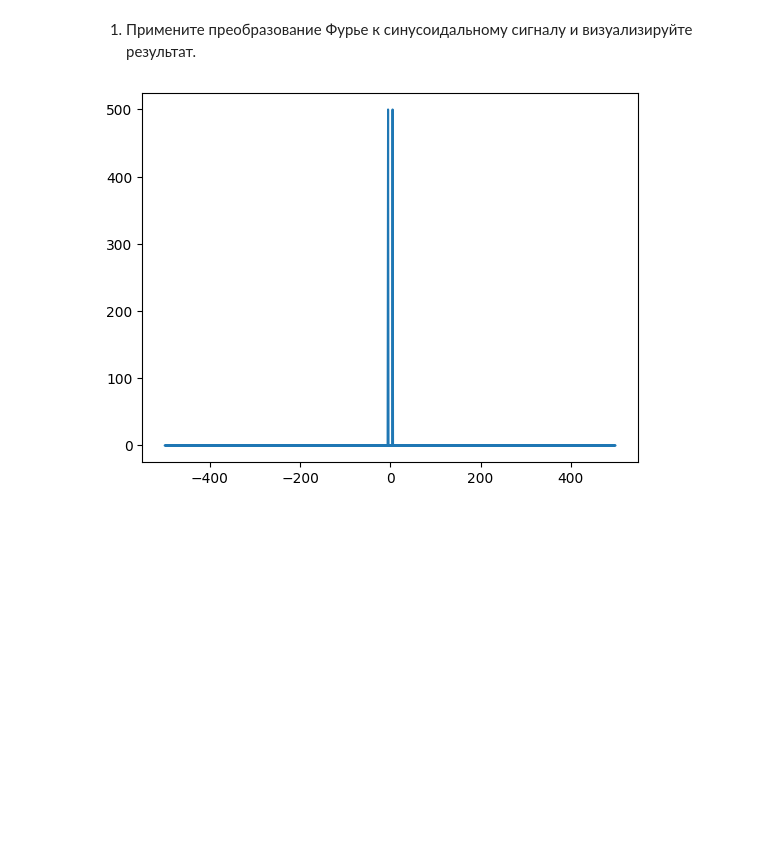
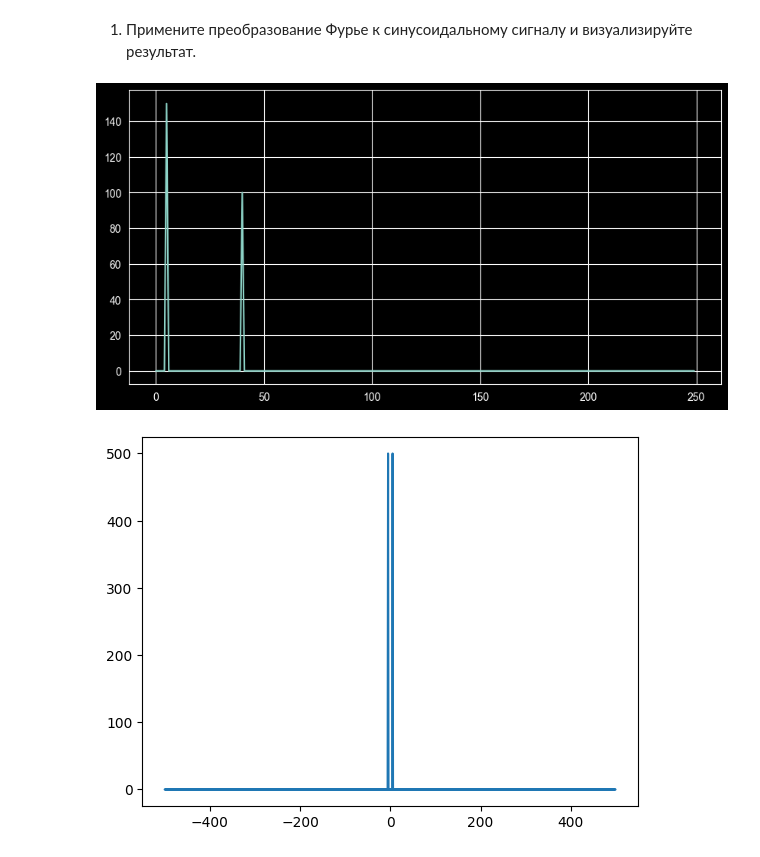
Before and after one commit to Calrission/MIIGAIK-Computer-Math, a Jupyter notebook: 10. Генерация сигналов и преобразования Фурье/Практическая_работа_№10_Генерация_сигналов_и_преобразования_Фурье.ipynb, the cells around one changed output. Saved outputs shown, nothing was run; the diff lists cells and outputs as text; code cells hidden in the pictures; blank space fills up the shorter version.

```diff
--- a/10. Генерация сигналов и преобразования Фурье/Практическая_работа_№10_Генерация_сигналов_и_преобразования_Фурье.ipynb
+++ b/10. Генерация сигналов и преобразования Фурье/Практическая_работа_№10_Генерация_сигналов_и_преобразования_Фурье.ipynb
@@ -83,6 +120,19 @@ plt.show()
 # %% [markdown]
 
 1. Примените преобразование Фурье к синусоидальному сигналу и визуализируйте результат.
+# %%
+def get_fur(signal):
+    n = len(signal)
+    xf = fftfreq(n, 1/fs)
+    yf = fft(signal)
+    return xf, np.abs(yf)
+xf, yf = get_fur(signal)
+n = len(signal)
+plt.figure(figsize=(10, 5))
+plt.plot(xf[:n//2], yf[:n//2])
+plt.show()
+# %% [output]
+[figure, added]
 # %%
 # Пример
 # %% [output]
```
Also changed, not shown: parts of 18 cells of this notebook, 1 other file.
